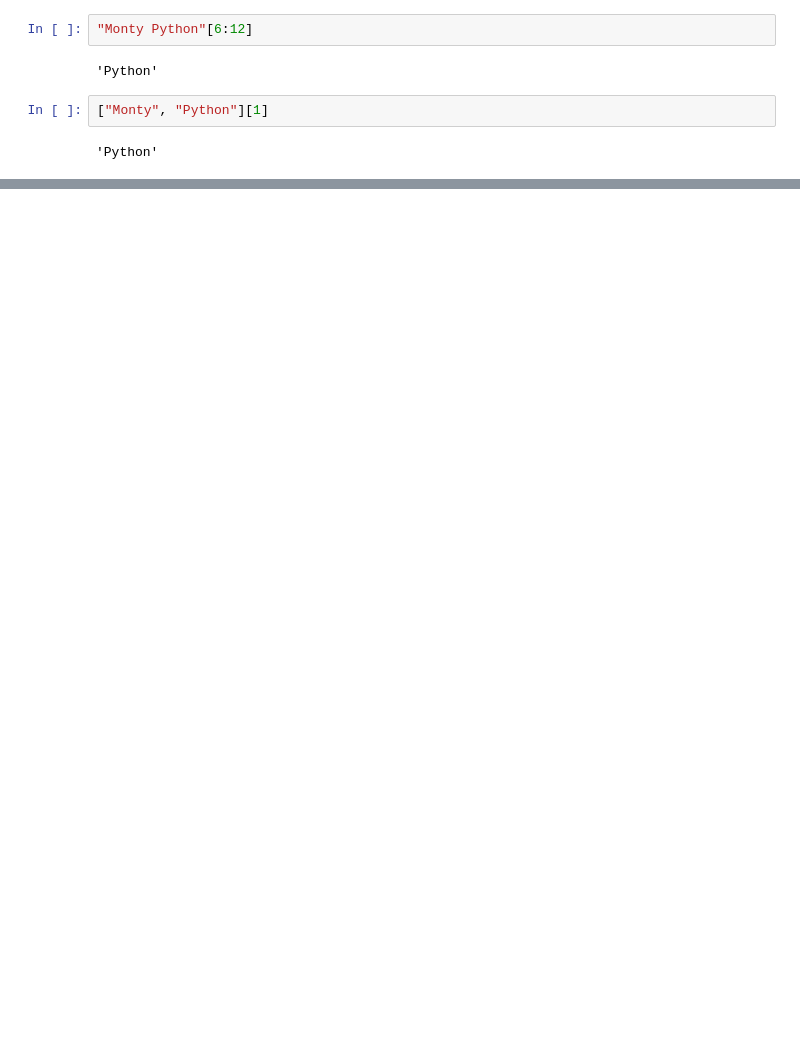
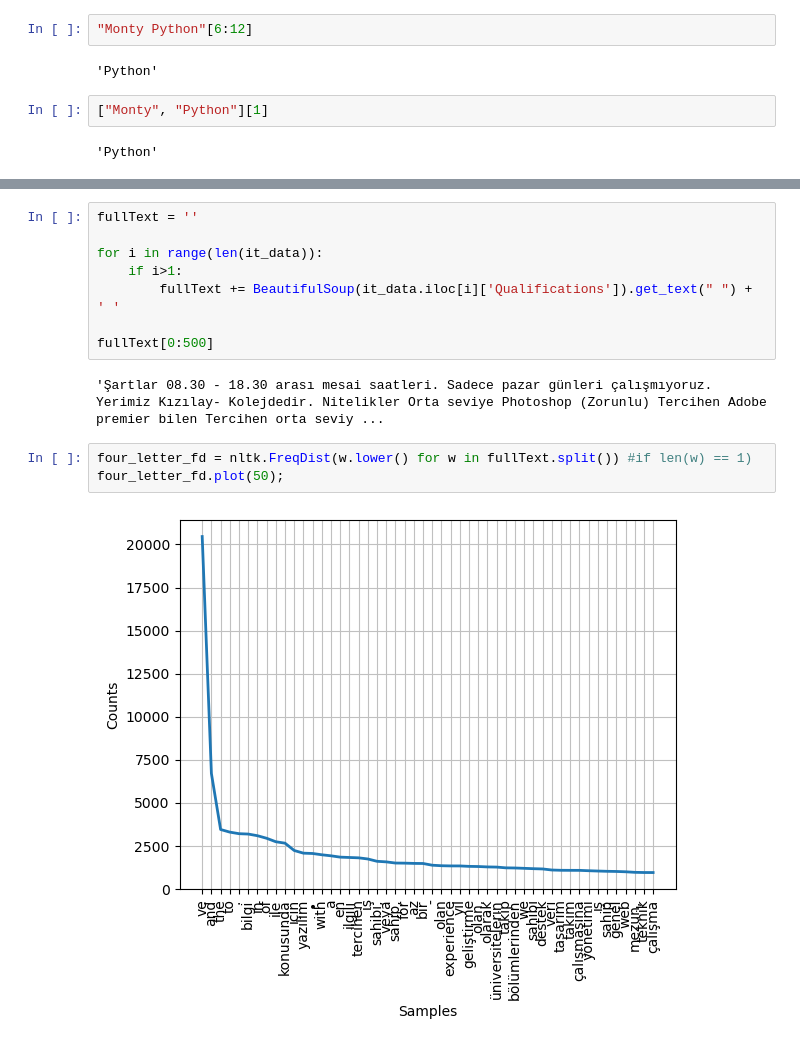
Before and after one commit to kemalcankara/anlp2023, a Jupyter notebook: Codes/1.Basics/exercies.ipynb, the cells around one changed output, grey strips where cells are left out. Cells and saved outputs as stored; diff of their text form; blank space fills up the shorter version.

```diff
--- a/Codes/1.Basics/exercies.ipynb
+++ b/Codes/1.Basics/exercies.ipynb
@@ -79,0 +121,15 @@ IndexError: string index out of range
+# %%
+fullText = ''
+
+for i in range(len(it_data)):
+    if i>1:
+        fullText += BeautifulSoup(it_data.iloc[i]['Qualifications']).get_text(" ") + ' '
+
+fullText[0:500]
+# %% [output]
+'Şartlar 08.30 - 18.30 arası mesai saatleri. Sadece pazar günleri çalışmıyoruz. Yerimiz Kızılay- Kolejdedir. Nitelikler Orta seviye Photoshop (Zorunlu) Tercihen Adobe premier bilen Tercihen orta seviy ...
+# %%
+four_letter_fd = nltk.FreqDist(w.lower() for w in fullText.split()) #if len(w) == 1)
+four_letter_fd.plot(50);
+# %% [output]
+[figure, added]
```
Also changed, not shown: parts of 36 cells of this notebook, 6 other files.
